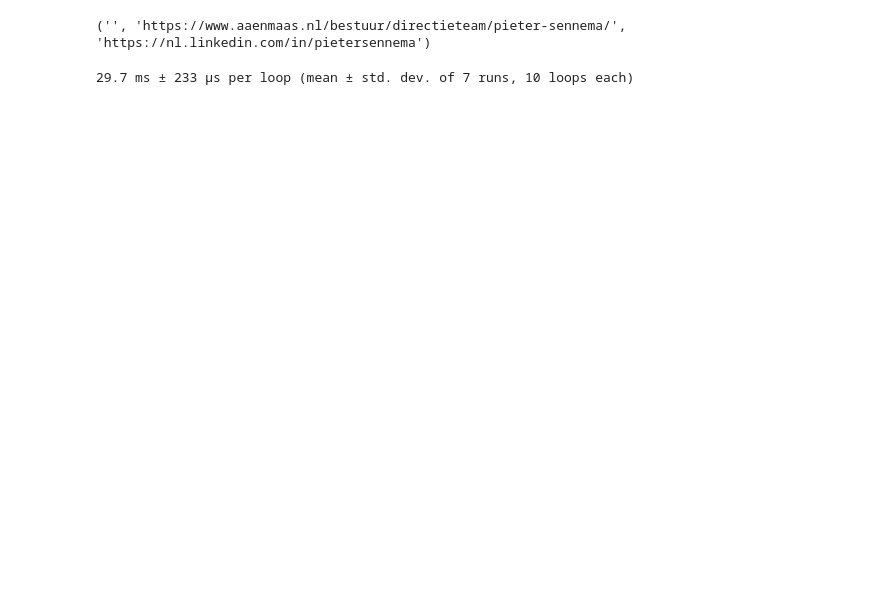
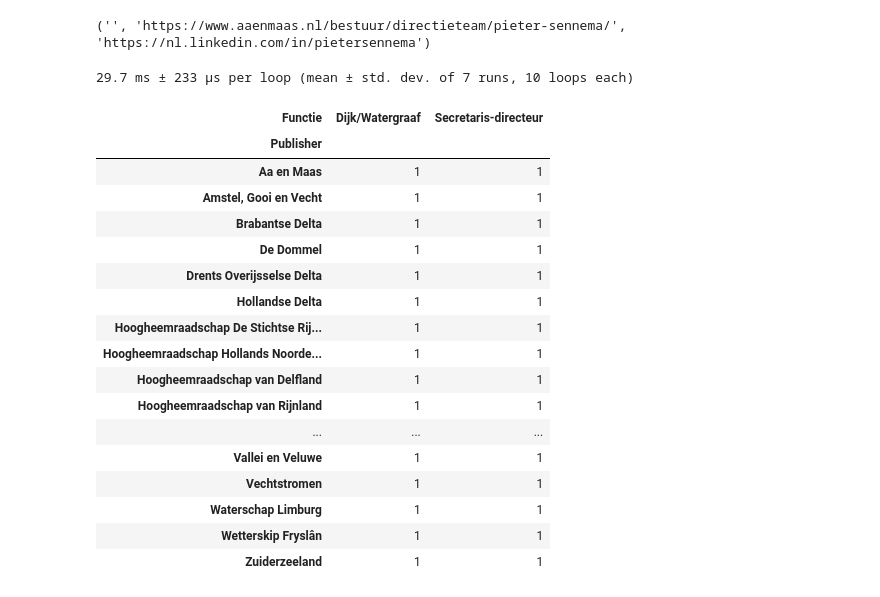
Before and after one commit to R0m4ndu/Woo-Scriptie-Ramon, a Jupyter notebook: Woo-Organisaties.ipynb, the cells around one changed output. Drawn from its saved outputs; the diff is of its cells as text; code cells hidden in the pictures; blank space fills up the shorter version.

```diff
--- a/Woo-Organisaties.ipynb
+++ b/Woo-Organisaties.ipynb
@@ -502,0 +589,21 @@ json_create_provincies('Provincies')
+# %%
+display(create_functie_table('Waterschap'))
+# %% [output]
+| Functie | Dijk/Watergraaf | Secretaris-directeur |
+| Publisher |  |  |
+| Aa en Maas | 1 | 1 |
+| Amstel, Gooi en Vecht | 1 | 1 |
+| Brabantse Delta | 1 | 1 |
+| De Dommel | 1 | 1 |
+| Drents Overijsselse Delta | 1 | 1 |
+| Hollandse Delta | 1 | 1 |
+| Hoogheemraadschap De Stichtse Rij... | 1 | 1 |
+| Hoogheemraadschap Hollands Noorde... | 1 | 1 |
+| Hoogheemraadschap van Delfland | 1 | 1 |
+| Hoogheemraadschap van Rijnland | 1 | 1 |
+| ... | ... | ... |
+| Vallei en Veluwe | 1 | 1 |
+| Vechtstromen | 1 | 1 |
+| Waterschap Limburg | 1 | 1 |
+| Wetterskip Fryslân | 1 | 1 |
+| Zuiderzeeland | 1 | 1 |
```
Also changed, not shown: parts of 15 cells of this notebook.
